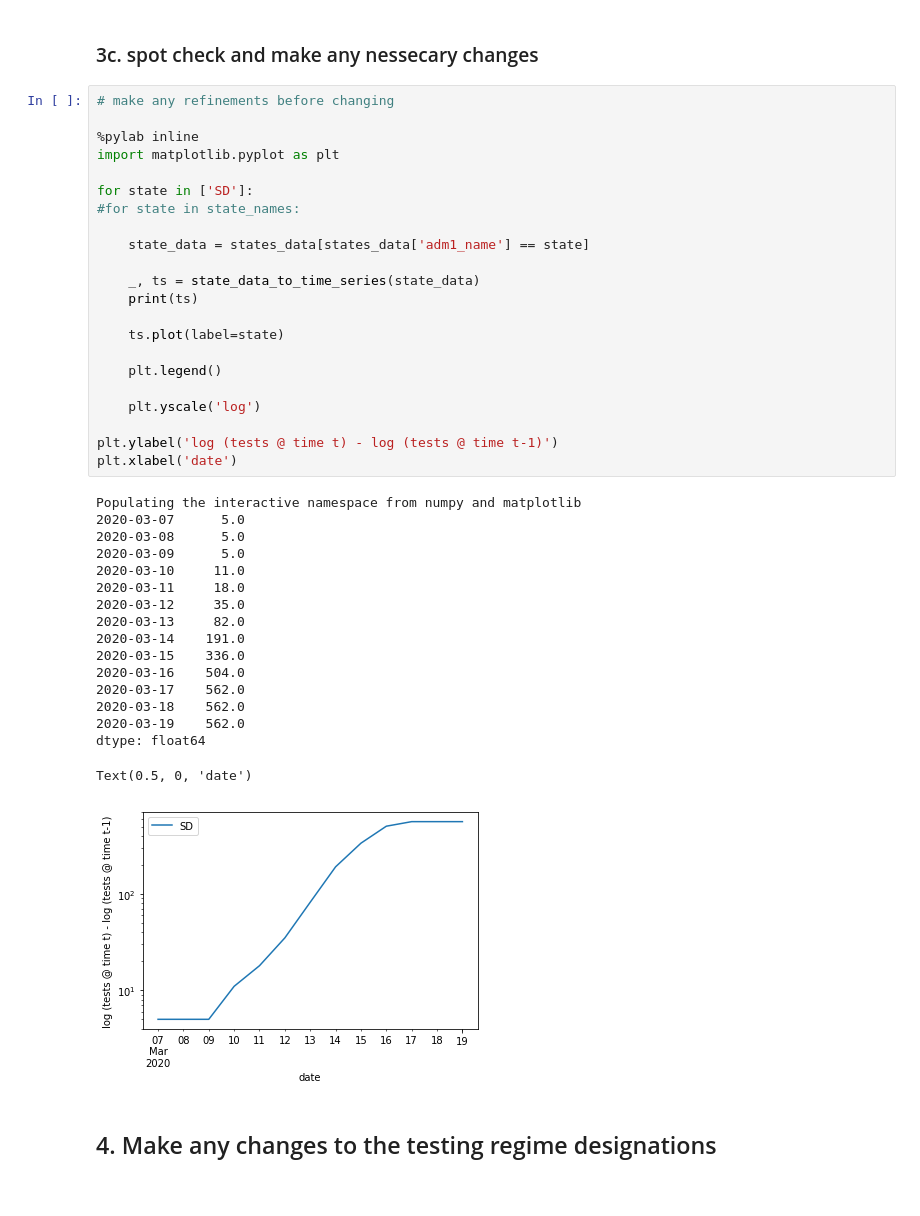
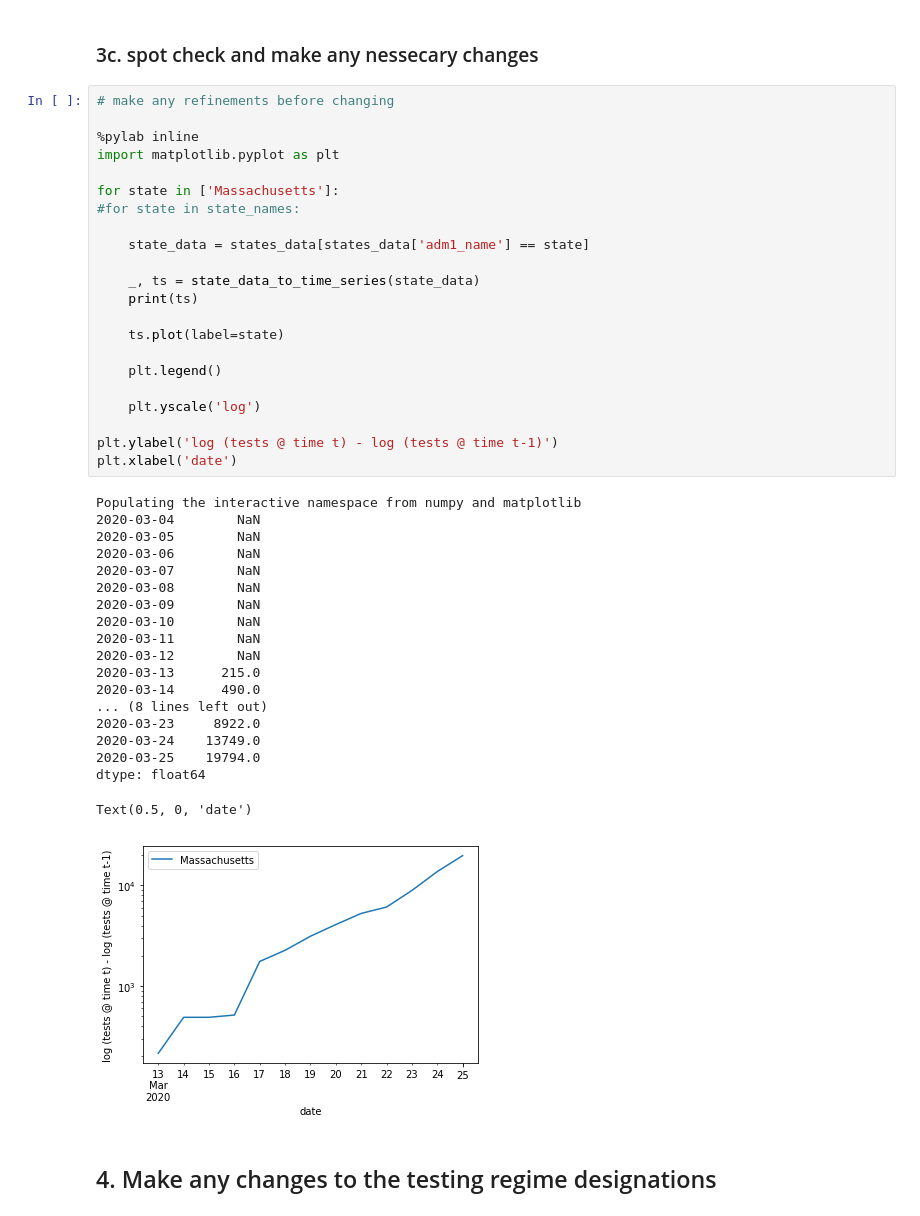
Before and after one commit to Global-Policy-Lab/gpl-covid, a Jupyter notebook: codes/data/usa/add_testing_regimes_to_covidtrackingdotcom_data.ipynb, the cells around one changed output. Drawn from its saved outputs; the diff is of its cells as text.

```diff
--- a/codes/data/usa/add_testing_regimes_to_covidtrackingdotcom_data.ipynb
+++ b/codes/data/usa/add_testing_regimes_to_covidtrackingdotcom_data.ipynb
@@ -140,43 +141,45 @@ Text(0.5, 0, 'date')
 # %%
 # make any refinements before changing
 
 %pylab inline
 import matplotlib.pyplot as plt
 
-for state in ['SD']:
+for state in ['Massachusetts']:
 #for state in state_names:
 
     state_data = states_data[states_data['adm1_name'] == state]
 
     _, ts = state_data_to_time_series(state_data)
     print(ts)
 
     ts.plot(label=state)
 
     plt.legend()
 
     plt.yscale('log')
 
 plt.ylabel('log (tests @ time t) - log (tests @ time t-1)')
 plt.xlabel('date')
 # %% [output]
 Populating the interactive namespace from numpy and matplotlib
-2020-03-07      5.0
-2020-03-08      5.0
-2020-03-09      5.0
-2020-03-10     11.0
-2020-03-11     18.0
-2020-03-12     35.0
-2020-03-13     82.0
-2020-03-14    191.0
-2020-03-15    336.0
-2020-03-16    504.0
-2020-03-17    562.0
-2020-03-18    562.0
-2020-03-19    562.0
+2020-03-04        NaN
+2020-03-05        NaN
+2020-03-06        NaN
+2020-03-07        NaN
+2020-03-08        NaN
+2020-03-09        NaN
+2020-03-10        NaN
+2020-03-11        NaN
+2020-03-12        NaN
+2020-03-13      215.0
+2020-03-14      490.0
+... (8 lines left out)
+2020-03-23     8922.0
+2020-03-24    13749.0
+2020-03-25    19794.0
 dtype: float64
 Text(0.5, 0, 'date')
-[figure, old version]
+[figure, new version]
 # %% [markdown]
 ## 4. Make any changes to the testing regime designations
 # %%
```
Also changed, not shown: parts of 6 cells of this notebook, 2 other files.
